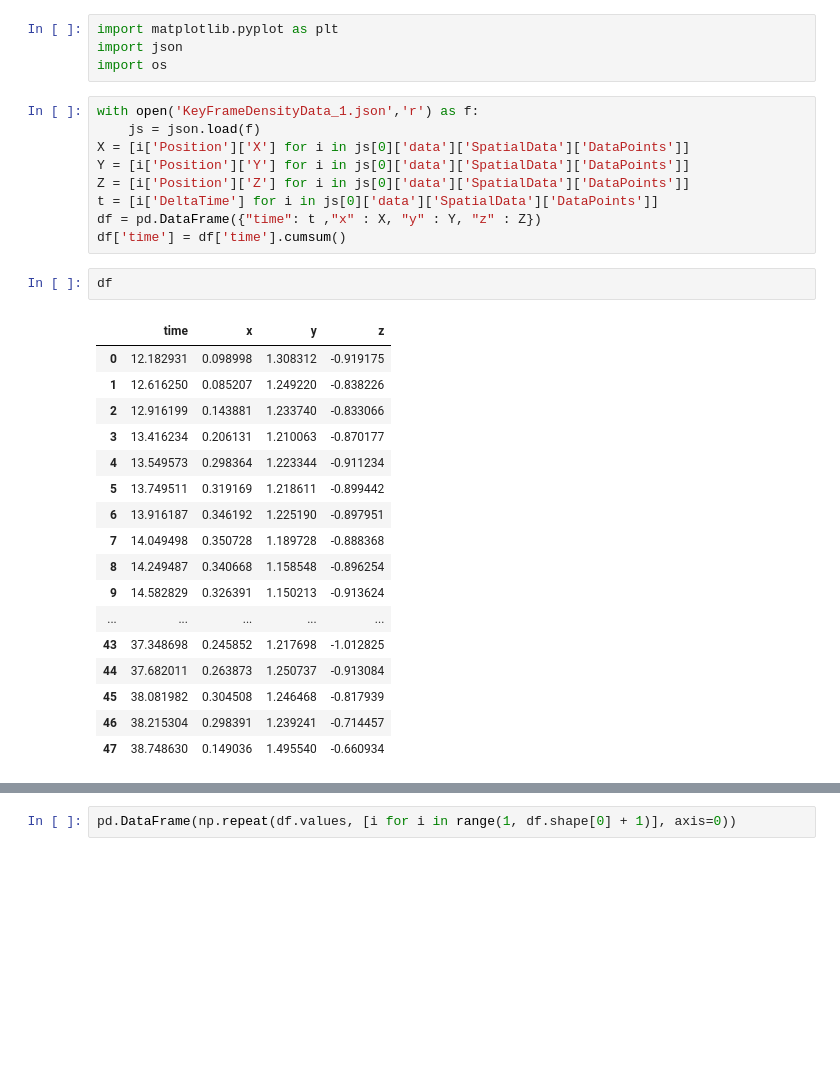
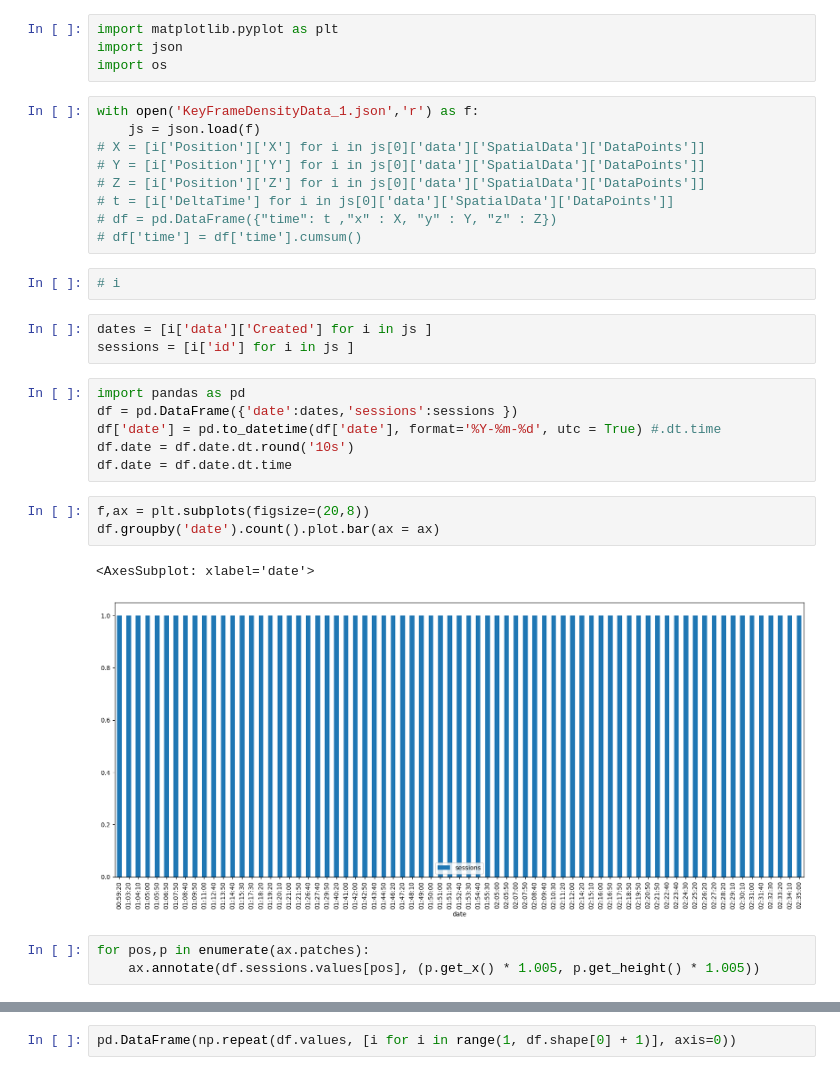
Before and after one commit to hasanali28/children_activity_app, a Jupyter notebook: creatingData.ipynb, the cells around one changed output, grey strips where cells are left out. Cells and saved outputs as stored; diff of their text form; blank space fills up the shorter version.

```diff
--- a/creatingData.ipynb
+++ b/creatingData.ipynb
@@ -110,29 +110,29 @@ import os
 # %%
 with open('KeyFrameDensityData_1.json','r') as f:
     js = json.load(f)
-X = [i['Position']['X'] for i in js[0]['data']['SpatialData']['DataPoints']]
-Y = [i['Position']['Y'] for i in js[0]['data']['SpatialData']['DataPoints']]
-Z = [i['Position']['Z'] for i in js[0]['data']['SpatialData']['DataPoints']]
-t = [i['DeltaTime'] for i in js[0]['data']['SpatialData']['DataPoints']]
-df = pd.DataFrame({"time": t ,"x" : X, "y" : Y, "z" : Z})
-df['time'] = df['time'].cumsum()
+# X = [i['Position']['X'] for i in js[0]['data']['SpatialData']['DataPoints']]
+# Y = [i['Position']['Y'] for i in js[0]['data']['SpatialData']['DataPoints']]
+# Z = [i['Position']['Z'] for i in js[0]['data']['SpatialData']['DataPoints']]
+# t = [i['DeltaTime'] for i in js[0]['data']['SpatialData']['DataPoints']]
+# df = pd.DataFrame({"time": t ,"x" : X, "y" : Y, "z" : Z})
+# df['time'] = df['time'].cumsum()
-# %%
-df
-# %% [output]
-|  | time | x | y | z |
-| 0 | 12.182931 | 0.098998 | 1.308312 | -0.919175 |
-| 1 | 12.616250 | 0.085207 | 1.249220 | -0.838226 |
-| 2 | 12.916199 | 0.143881 | 1.233740 | -0.833066 |
-| 3 | 13.416234 | 0.206131 | 1.210063 | -0.870177 |
-| 4 | 13.549573 | 0.298364 | 1.223344 | -0.911234 |
-| 5 | 13.749511 | 0.319169 | 1.218611 | -0.899442 |
-| 6 | 13.916187 | 0.346192 | 1.225190 | -0.897951 |
-| 7 | 14.049498 | 0.350728 | 1.189728 | -0.888368 |
-| 8 | 14.249487 | 0.340668 | 1.158548 | -0.896254 |
-| 9 | 14.582829 | 0.326391 | 1.150213 | -0.913624 |
-| ... | ... | ... | ... | ... |
-| 43 | 37.348698 | 0.245852 | 1.217698 | -1.012825 |
-| 44 | 37.682011 | 0.263873 | 1.250737 | -0.913084 |
-| 45 | 38.081982 | 0.304508 | 1.246468 | -0.817939 |
-| 46 | 38.215304 | 0.298391 | 1.239241 | -0.714457 |
-| 47 | 38.748630 | 0.149036 | 1.495540 | -0.660934 |
+# %%
+# i
+# %%
+dates = [i['data']['Created'] for i in js ]
+sessions = [i['id'] for i in js ]
+# %%
+import pandas as pd
+df = pd.DataFrame({'date':dates,'sessions':sessions })
+df['date'] = pd.to_datetime(df['date'], format='%Y-%m-%d', utc = True) #.dt.time
+df.date = df.date.dt.round('10s')
+df.date = df.date.dt.time
+# %%
+f,ax = plt.subplots(figsize=(20,8))
+df.groupby('date').count().plot.bar(ax = ax)
+# %% [output]
+<AxesSubplot: xlabel='date'>
+[figure, added]
+# %%
+for pos,p in enumerate(ax.patches):
+    ax.annotate(df.sessions.values[pos], (p.get_x() * 1.005, p.get_height() * 1.005))
```
Also changed, not shown: parts of 1 cell of this notebook, 5 other files.
